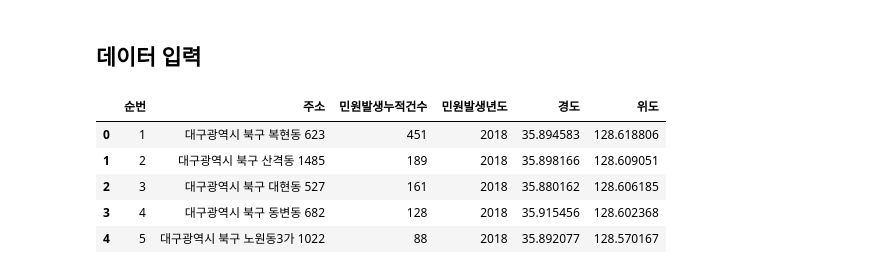
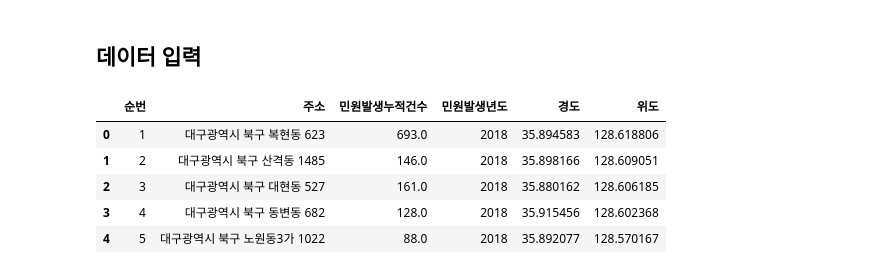
Before and after one commit to robert-min/daegu-parking, a Jupyter notebook: jupyter/illegal_parking.ipynb, the cells around one changed output. Saved outputs shown, nothing was run; the diff lists cells and outputs as text; code cells hidden in the pictures.

```diff
--- a/jupyter/illegal_parking.ipynb
+++ b/jupyter/illegal_parking.ipynb
@@ -88,0 +163,3 @@ db.close()
+# %%
+df = df_il_parking.drop_duplicates(["주소", "민원발생년도"])
+df
@@ -88,0 +180,4 @@ db.close()
+# %%
+dup_address = df_il_dup["주소"].tolist()
+dup_dict = df_il_dup.to_dict('index')
+dup_dict[0]
@@ -88,0 +186,6 @@ db.close()
+# %%
+for i, address in enumerate(dup_address):
+    df.loc[df["주소"] == address, "민원발생누적건수"] = dup_dict[i]["민원발생누적건수"]
+# %%
+df = df.reset_index()
+df
@@ -89,11 +206,11 @@ db.close()
 # %% [markdown]
 ## 데이터 입력
 # %%
-df_il_parking.head()
+df.head()
 # %% [output]
 |  | 순번 | 주소 | 민원발생누적건수 | 민원발생년도 | 경도 | 위도 |
-| 0 | 1 | 대구광역시 북구 복현동 623 | 451 | 2018 | 35.894583 | 128.618806 |
-| 1 | 2 | 대구광역시 북구 산격동 1485 | 189 | 2018 | 35.898166 | 128.609051 |
-| 2 | 3 | 대구광역시 북구 대현동 527 | 161 | 2018 | 35.880162 | 128.606185 |
-| 3 | 4 | 대구광역시 북구 동변동 682 | 128 | 2018 | 35.915456 | 128.602368 |
-| 4 | 5 | 대구광역시 북구 노원동3가 1022 | 88 | 2018 | 35.892077 | 128.570167 |
+| 0 | 1 | 대구광역시 북구 복현동 623 | 693.0 | 2018 | 35.894583 | 128.618806 |
+| 1 | 2 | 대구광역시 북구 산격동 1485 | 146.0 | 2018 | 35.898166 | 128.609051 |
+| 2 | 3 | 대구광역시 북구 대현동 527 | 161.0 | 2018 | 35.880162 | 128.606185 |
+| 3 | 4 | 대구광역시 북구 동변동 682 | 128.0 | 2018 | 35.915456 | 128.602368 |
+| 4 | 5 | 대구광역시 북구 노원동3가 1022 | 88.0 | 2018 | 35.892077 | 128.570167 |
```
Also changed, not shown: parts of 17 cells of this notebook, 1 other file.
